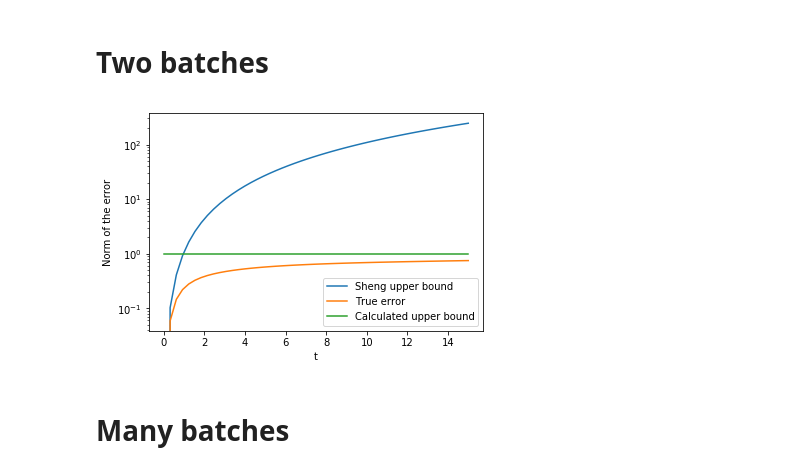
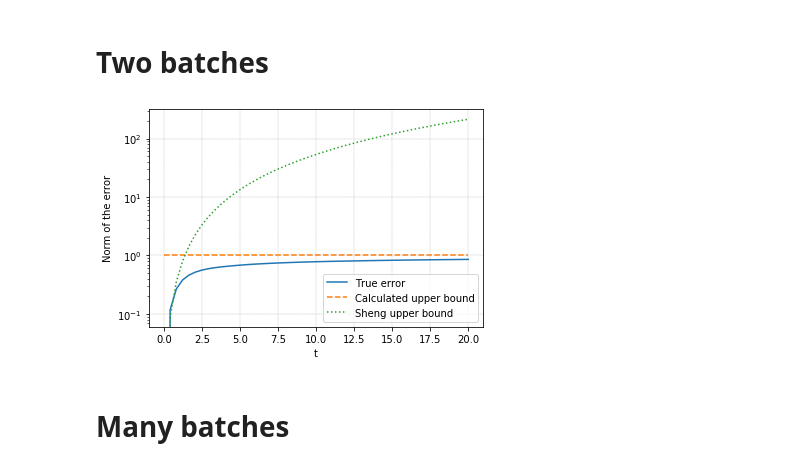
Before and after one commit to MerkulovDaniil/split-sgd, a Jupyter notebook: Code/Upper_bound_impractice.ipynb, the cells around one changed output. Saved outputs shown, nothing was run; the diff lists cells and outputs as text; code cells hidden in the pictures.

Commit message:
fix: graph style

```diff
--- a/Code/Upper_bound_impractice.ipynb
+++ b/Code/Upper_bound_impractice.ipynb
@@ -35,13 +35,15 @@ def generate_problem(p, n):
     return X, theta_0, y
 
 def plot_errors(errors_list, label_list, t):
-    for errors, label in zip(errors_list, label_list):
-        plt.semilogy(t, errors, label=label)
+    linestyles = ['-', '--', ':', '-.']
+    for errors, label, style in zip(errors_list, label_list, linestyles):
+        plt.semilogy(t, errors, style, label=label)
 
     plt.legend()
     plt.xlabel('t')
     plt.ylabel('Norm of the error')
-    plt.savefig('norms.svg')
+    plt.grid(True, linestyle='--', linewidth=0.4)
+    plt.savefig('upper_bound_2.pdf')
     plt.show()
 
 def plot_calculated_constant(X1, X2):
@@ -73,9 +75,9 @@ true_errors  = [true_error(t, A1, A2)        for t in ts]
 constant     = plot_calculated_constant(Xs[0], Xs[1])
 constants    = [constant                     for t in ts]
 # %%
-plot_errors([sheng_errors, true_errors, constants], ['Sheng upper bound', 'True error', 'Calculated upper bound'], ts)
+plot_errors([true_errors, constants, sheng_errors], ['True error', 'Calculated upper bound','Sheng upper bound'], ts)
 # %% [output]
-[figure, old version]
+[figure, new version]
 # %% [markdown]
 # Many batches
 # %%
```
Also changed, not shown: parts of 2 cells of this notebook.
